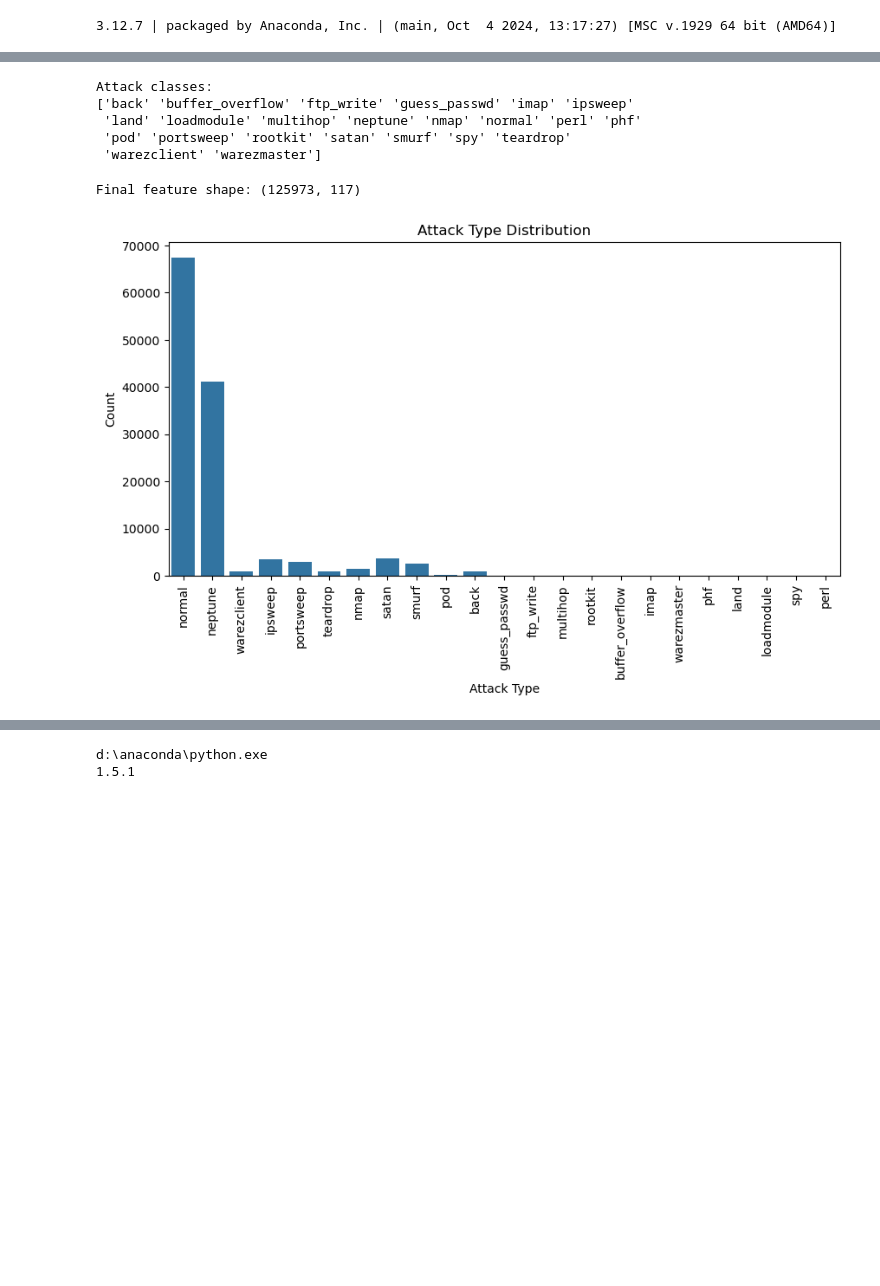
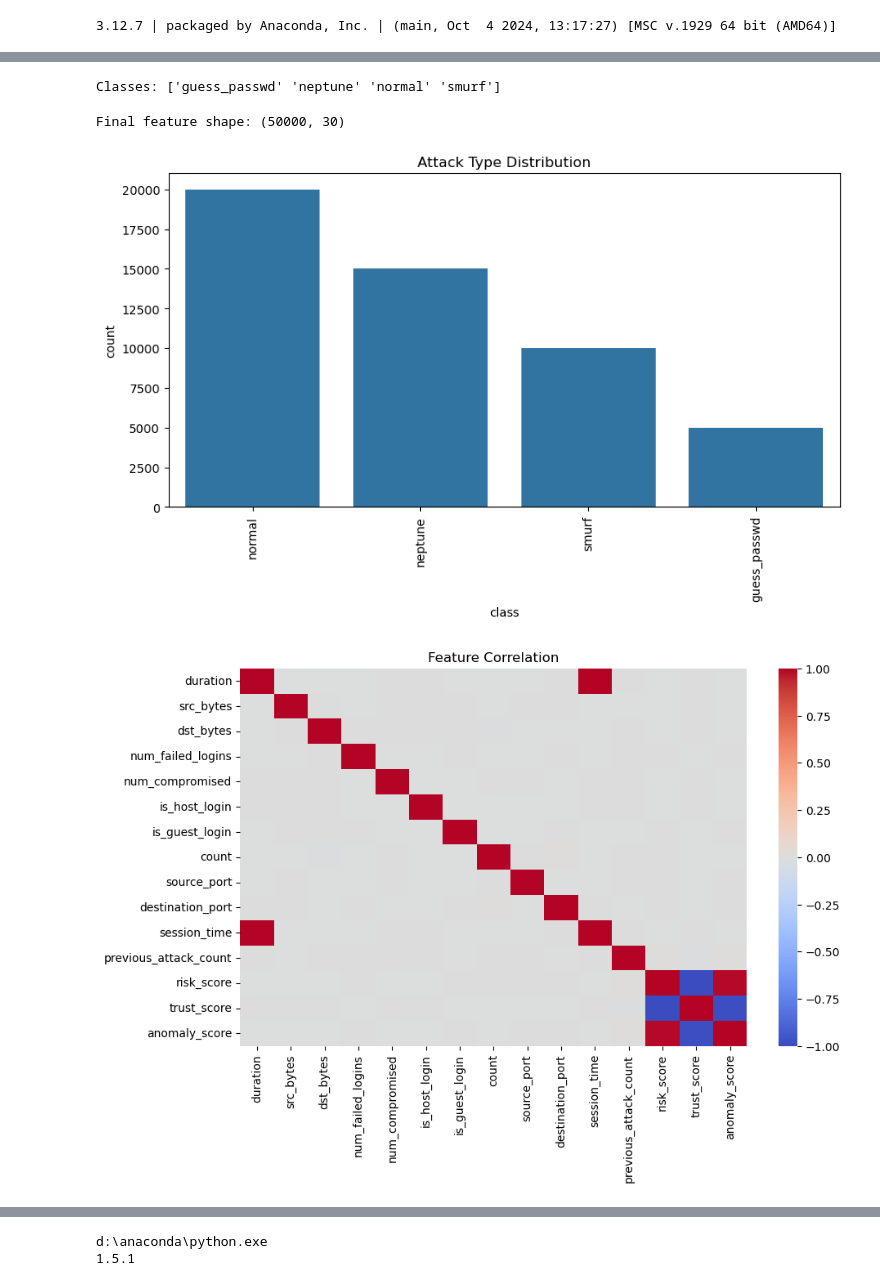
Before and after one commit to DEVIN-003/CYBER-SHIELD, a Jupyter notebook: notebooks/01_Data_Loading.ipynb, the cells around one changed output, grey strips where cells are left out. Drawn from its saved outputs; the diff is of its cells as text; code cells hidden in the pictures; blank space fills up the shorter version.

```diff
--- a/notebooks/01_Data_Loading.ipynb
+++ b/notebooks/01_Data_Loading.ipynb
@@ -63,32 +51,35 @@ Index(['duration', 'protocol_type', 'service', 'flag', 'src_bytes',
       dtype='object')
 # %%
-# Target column
 y = train_df["class"]
 
-# Encode attack labels (multi-class)
 label_encoder = LabelEncoder()
 y = label_encoder.fit_transform(y)
 
-print("Attack classes:")
-print(label_encoder.classes_)
+print("Classes:", label_encoder.classes_)
 
-# Save label encoder
+# Save encoder
 with open("../model/label_encoder.pkl", "wb") as f:
     pickle.dump(label_encoder, f)
 # %% [output]
-Attack classes:
-['back' 'buffer_overflow' 'ftp_write' 'guess_passwd' 'imap' 'ipsweep'
- 'land' 'loadmodule' 'multihop' 'neptune' 'nmap' 'normal' 'perl' 'phf'
- 'pod' 'portsweep' 'rootkit' 'satan' 'smurf' 'spy' 'teardrop'
- 'warezclient' 'warezmaster']
+Classes: ['guess_passwd' 'neptune' 'normal' 'smurf']
 # %%
-# Drop label columns from features
 X = train_df.drop(["class", "classnum"], axis=1)
 
-categorical_cols = ["protocol_type", "service", "flag"]
+# Remove useless columns
+drop_cols = ["source_ip", "destination_ip", "timestamp"]
+X = X.drop(columns=[col for col in drop_cols if col in X.columns])
 
-# One hot encoding
-X = pd.get_dummies(X, columns=categorical_cols)
+# Encode categorical columns
+categorical_cols = ["protocol_type", "service", "flag", "attack_category"]
+existing_cats = [col for col in categorical_cols if col in X.columns]
+
+X = pd.get_dummies(X, columns=existing_cats)
+
+# Ensure numeric
+X = X.apply(pd.to_numeric, errors="coerce")
+
+# Fill missing values
+X = X.fillna(0)
 
 # Save feature columns
 feature_columns = X.columns.tolist()
@@ -98,20 +89,20 @@ with open("../model/feature_columns.pkl", "wb") as f:
 
 print("Final feature shape:", X.shape)
 # %% [output]
-Final feature shape: (125973, 117)
+Final feature shape: (50000, 30)
 # %%
 plt.figure(figsize=(10,5))
+sns.countplot(x=train_df["class"])
+plt.xticks(rotation=90)
+plt.title("Attack Type Distribution")
+plt.show()
 
-sns.countplot(x=train_df["class"])
-
-plt.xticks(rotation=90)
-
-plt.title("Attack Type Distribution")
-
-plt.xlabel("Attack Type")
-
-plt.ylabel("Count")
-
+# Heatmap (only numeric)
+plt.figure(figsize=(10,6))
+numeric_X = X.select_dtypes(include=[np.number])
+sns.heatmap(numeric_X.iloc[:, :15].corr(), cmap="coolwarm")
+plt.title("Feature Correlation")
 plt.show()
 # %% [output]
-[figure, old version]
+[figure, new version]
+[figure, added]
```
Also changed, not shown: parts of 15 cells of this notebook, 14 other files.
